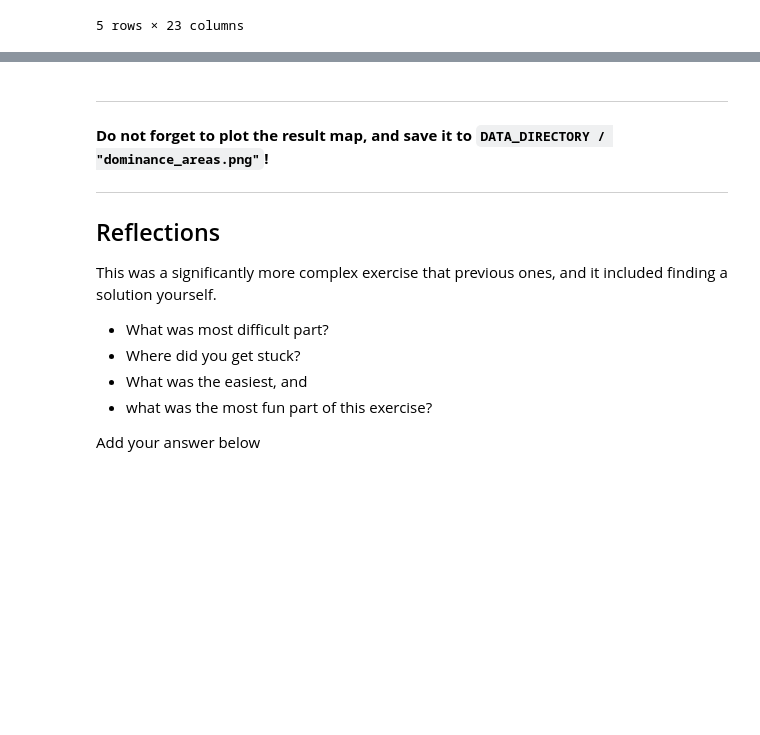
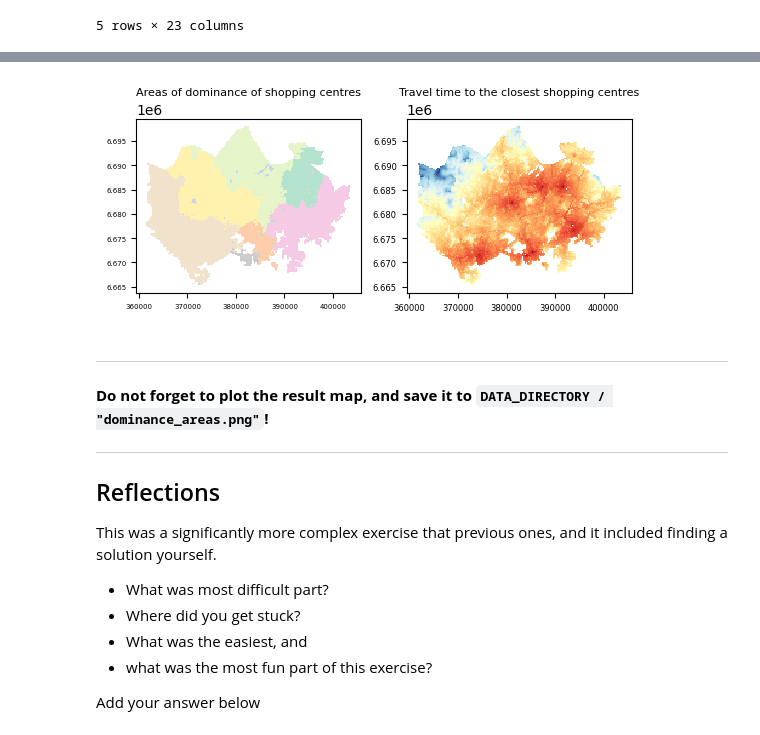
Before and after one commit to Automating-GIS-processes-II-2023/exercise-4-bahgwa, a Jupyter notebook: Exercise-4-problem-2.ipynb, the cells around one changed output, grey strips where cells are left out. Cells and saved outputs as stored; diff of their text form; code cells hidden in the pictures; blank space fills up the shorter version.

```diff
--- a/Exercise-4-problem-2.ipynb
+++ b/Exercise-4-problem-2.ipynb
@@ -327,0 +366,20 @@ grid.head()
+# %%
+#find min values
+grid["minvalue"] = grid[['pt_r_t_jumbo', 'car_r_t_jumbo',
+      'pt_r_t_dixi', 'car_r_t_dixi',
+      'pt_r_t_myyrmanni', 'car_r_t_myyrmanni',
+      'pt_r_t_itis', 'car_r_t_itis',
+      'pt_r_t_forum', 'car_r_t_forum',
+      'pt_r_t_iso_omena', 'car_r_t_iso_omena',
+      'pt_r_t_ruoholahti', 'car_r_t_ruoholahti'
+]].min(axis=1)
+# %%
+#find min column
+grid["min_name"] = grid[['pt_r_t_jumbo', 'car_r_t_jumbo',
+      'pt_r_t_dixi', 'car_r_t_dixi',
+      'pt_r_t_myyrmanni', 'car_r_t_myyrmanni',
+      'pt_r_t_itis', 'car_r_t_itis',
+      'pt_r_t_forum', 'car_r_t_forum',
+      'pt_r_t_iso_omena', 'car_r_t_iso_omena',
+      'pt_r_t_ruoholahti', 'car_r_t_ruoholahti'
+]].idxmin(axis=1)
@@ -327,0 +423,7 @@ grid.head()
+# %%
+#convert min_name columns to shopping mall names
+
+#iterrate through every row, use if loop to id the name and convert to corresponding mall
+#can use apply() too
+
+grid["mall"] = grid["min_name"].apply(name_convert)
@@ -331,0 +473,19 @@ grid.head()
+# %%
+# Prepare sub plots that are next to each other
+figure, (axis1, axis2) = plt.subplots(nrows=1, ncols=2)
+
+
+#Plot closest shopping centre
+grid.plot(ax=axis1, column='mall', cmap="Pastel2")
+axis1.set_title("Areas of dominance of shopping centres", fontsize = 8)
+axis1.tick_params(axis='both', which='major', labelsize=5)
+axis1.tick_params(axis='both', which='minor', labelsize=5)
+
+
+#Plot shortest travelling time
+grid.plot(ax=axis2, column='minvalue', cmap="RdYlBu")
+axis2.set_title("Travel time to the closest shopping centres", fontsize = 8)
+axis2.tick_params(axis='both', which='major', labelsize=6)
+axis2.tick_params(axis='both', which='minor', labelsize=6)
+# %% [output]
+[figure, added]
```
Also changed, not shown: parts of 13 cells of this notebook.
